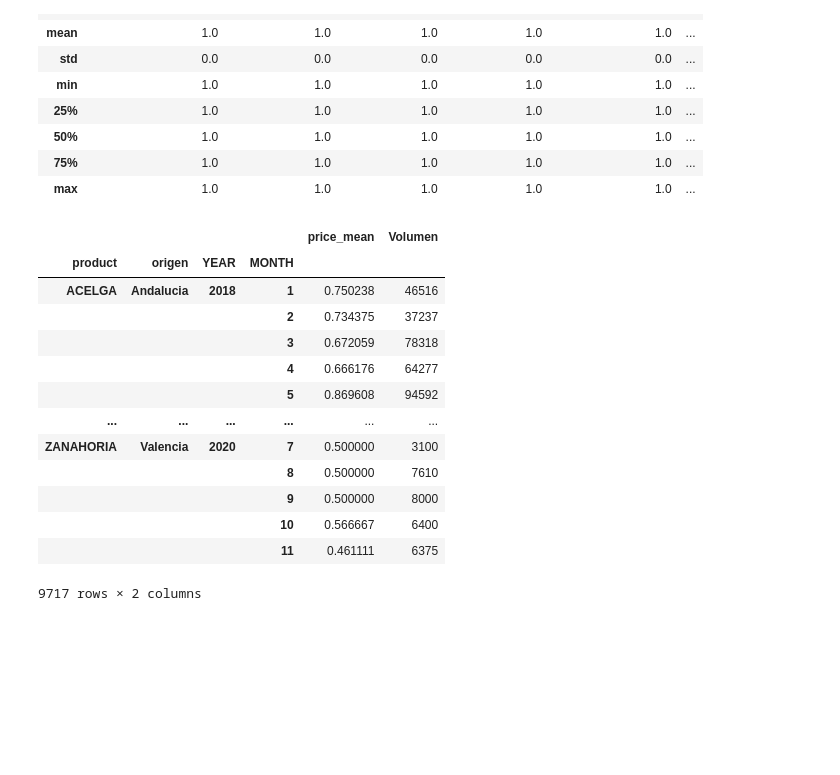
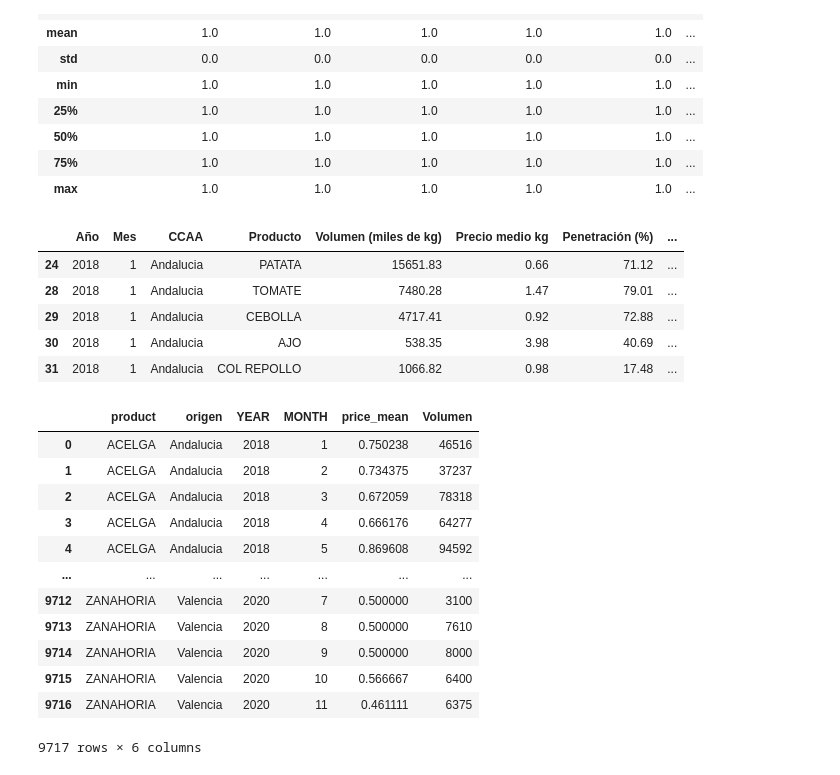
Before and after one commit to Laura-VFA/DataMining-21-22, a Jupyter notebook: DM_Entrega2.ipynb, the cells around one changed output. Drawn from its saved outputs; the diff is of its cells as text; code cells hidden in the pictures; blank space fills up the shorter version.

```diff
--- a/DM_Entrega2.ipynb
+++ b/DM_Entrega2.ipynb
@@ -936,24 +860,34 @@ consumo_CCAA_gb.describe()
 | 50% | 1.0 | 1.0 | 1.0 | 1.0 | 1.0 | ... |
 | 75% | 1.0 | 1.0 | 1.0 | 1.0 | 1.0 | ... |
 | max | 1.0 | 1.0 | 1.0 | 1.0 | 1.0 | ... |
+# %%
+# Quitar las columnas que no hacen falta para la fusion con merca
+consumo_CCAA.drop(labels=['Valor (miles de €)'], axis=1, inplace=True)
+consumo_CCAA.head()
+# %% [output]
+|  | Año | Mes | CCAA | Producto | Volumen (miles de kg) | Precio medio kg | Penetración (%) | ... |
+| 24 | 2018 | 1 | Andalucia | PATATA | 15651.83 | 0.66 | 71.12 | ... |
+| 28 | 2018 | 1 | Andalucia | TOMATE | 7480.28 | 1.47 | 79.01 | ... |
+| 29 | 2018 | 1 | Andalucia | CEBOLLA | 4717.41 | 0.92 | 72.88 | ... |
+| 30 | 2018 | 1 | Andalucia | AJO | 538.35 | 3.98 | 40.69 | ... |
+| 31 | 2018 | 1 | Andalucia | COL REPOLLO | 1066.82 | 0.98 | 17.48 | ... |
 # %%
 # Fusionar datos mercamadrid y mercabarna ya que tienen las mismas columnas
 dat_merca = dat_mercaMadrid.append(dat_mercaBarna, ignore_index=True)
 # %%
-dat_merca_gb = dat_merca.groupby(['product', 'origen','YEAR', 'MONTH']).agg(price_mean=('price_mean', 'mean'), Volumen=('Volumen', 'sum'))
+dat_merca_gb = dat_merca.groupby(['product', 'origen','YEAR', 'MONTH'], as_index=False).agg(price_mean=('price_mean', 'mean'), Volumen=('Volumen', 'sum'))
 dat_merca_gb
 # %% [output]
-|  |  |  |  | price_mean | Volumen |
-| product | origen | YEAR | MONTH |  |  |
-| ACELGA | Andalucia | 2018 | 1 | 0.750238 | 46516 |
-|  |  |  | 2 | 0.734375 | 37237 |
-|  |  |  | 3 | 0.672059 | 78318 |
-|  |  |  | 4 | 0.666176 | 64277 |
-|  |  |  | 5 | 0.869608 | 94592 |
-| ... | ... | ... | ... | ... | ... |
-| ZANAHORIA | Valencia | 2020 | 7 | 0.500000 | 3100 |
-|  |  |  | 8 | 0.500000 | 7610 |
-|  |  |  | 9 | 0.500000 | 8000 |
-|  |  |  | 10 | 0.566667 | 6400 |
-|  |  |  | 11 | 0.461111 | 6375 |
+|  | product | origen | YEAR | MONTH | price_mean | Volumen |
+| 0 | ACELGA | Andalucia | 2018 | 1 | 0.750238 | 46516 |
+| 1 | ACELGA | Andalucia | 2018 | 2 | 0.734375 | 37237 |
+| 2 | ACELGA | Andalucia | 2018 | 3 | 0.672059 | 78318 |
+| 3 | ACELGA | Andalucia | 2018 | 4 | 0.666176 | 64277 |
+| 4 | ACELGA | Andalucia | 2018 | 5 | 0.869608 | 94592 |
+| ... | ... | ... | ... | ... | ... | ... |
+| 9712 | ZANAHORIA | Valencia | 2020 | 7 | 0.500000 | 3100 |
+| 9713 | ZANAHORIA | Valencia | 2020 | 8 | 0.500000 | 7610 |
+| 9714 | ZANAHORIA | Valencia | 2020 | 9 | 0.500000 | 8000 |
+| 9715 | ZANAHORIA | Valencia | 2020 | 10 | 0.566667 | 6400 |
+| 9716 | ZANAHORIA | Valencia | 2020 | 11 | 0.461111 | 6375 |
-9717 rows × 2 columns
+9717 rows × 6 columns
```
Also changed, not shown: parts of 110 cells of this notebook.
